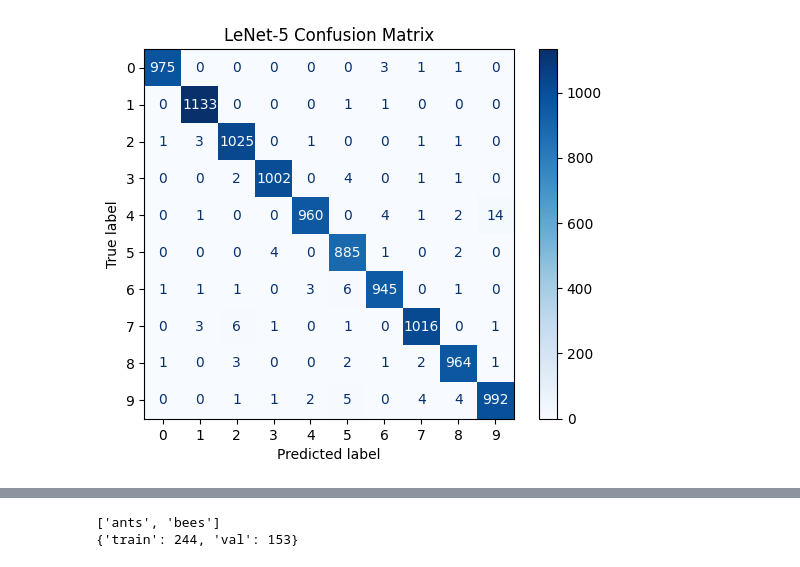
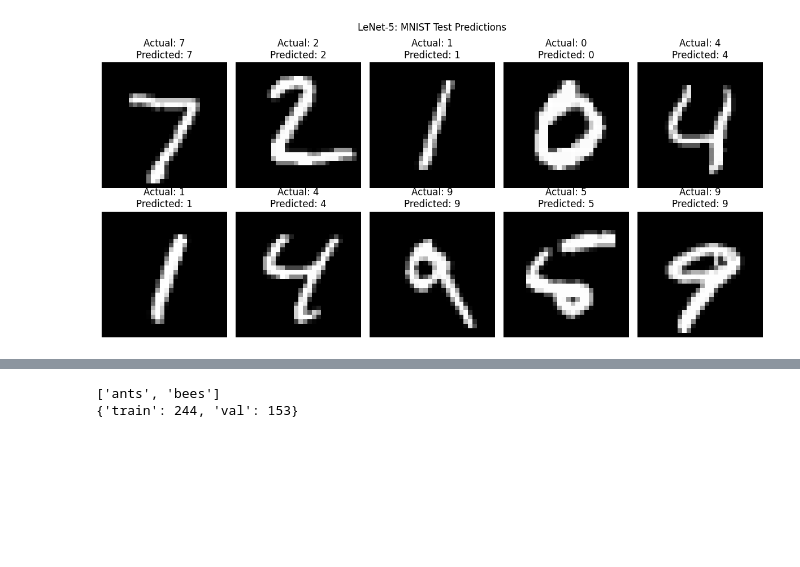
Before and after one commit to NethsanduKumarasinghe/EN3160_Assignment_03, a Jupyter notebook: EN3160_Assignment_03.ipynb, the cells around one changed output, grey strips where cells are left out. Cells and saved outputs as stored; diff of their text form; code cells hidden in the pictures; blank space fills up the shorter version.

```diff
--- a/EN3160_Assignment_03.ipynb
+++ b/EN3160_Assignment_03.ipynb
@@ -355,31 +360,30 @@ plt.show()
-# %%
-from sklearn.metrics import confusion_matrix, ConfusionMatrixDisplay
-
-model_lenet.eval()
-y_true_lenet = []
-y_pred_lenet = []
-
-with torch.no_grad():
-    for inputs, labels in testloader:
-        inputs = inputs.to(device)
-
-        outputs = model_lenet(inputs)
-        predictions = outputs.argmax(dim=1)
-
-        y_true_lenet.extend(labels.numpy())
-        y_pred_lenet.extend(predictions.cpu().numpy())
-
-cm_lenet = confusion_matrix(y_true_lenet, y_pred_lenet)
-
-ConfusionMatrixDisplay(
-    confusion_matrix=cm_lenet,
-    display_labels=range(10)
-).plot(cmap='Blues', values_format='d')
-
-plt.title('LeNet-5 Confusion Matrix')
-plt.show()
-# %% [output]
-[figure, removed]
+# %%
+# Display sample predictions from the test set
+
+model_lenet.eval()
+inputs, labels = next(iter(testloader))
+inputs_device = inputs.to(device)
+
+with torch.no_grad():
+    outputs = model_lenet(inputs_device)
+    predictions = outputs.argmax(dim=1).cpu()
+
+fig, axes = plt.subplots(2, 5, figsize=(12, 6))
+
+for i, ax in enumerate(axes.flat):
+    image = inputs[i].squeeze().numpy()
+    actual = labels[i].item()
+    predicted = predictions[i].item()
+
+    ax.imshow(image, cmap='gray')
+    ax.set_title(f"Actual: {actual}\nPredicted: {predicted}")
+    ax.axis('off')
+
+plt.suptitle("LeNet-5: MNIST Test Predictions")
+plt.tight_layout()
+plt.show()
+# %% [output]
+[figure, added]
 # %%
 print(f"LeNet-5 Training Accuracy: {train_accs_lenet[-1]:.2f}%")
 print(f"LeNet-5 Test Accuracy: {test_accs_lenet[-1]:.2f}%")
```
Also changed, not shown: parts of 28 cells of this notebook.
